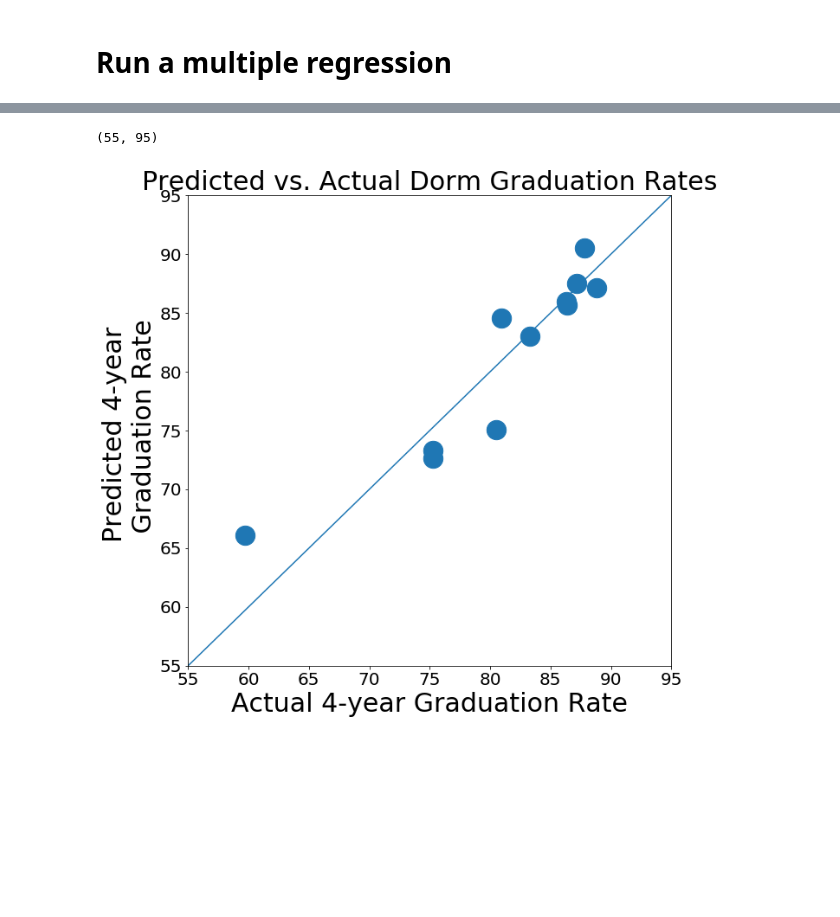
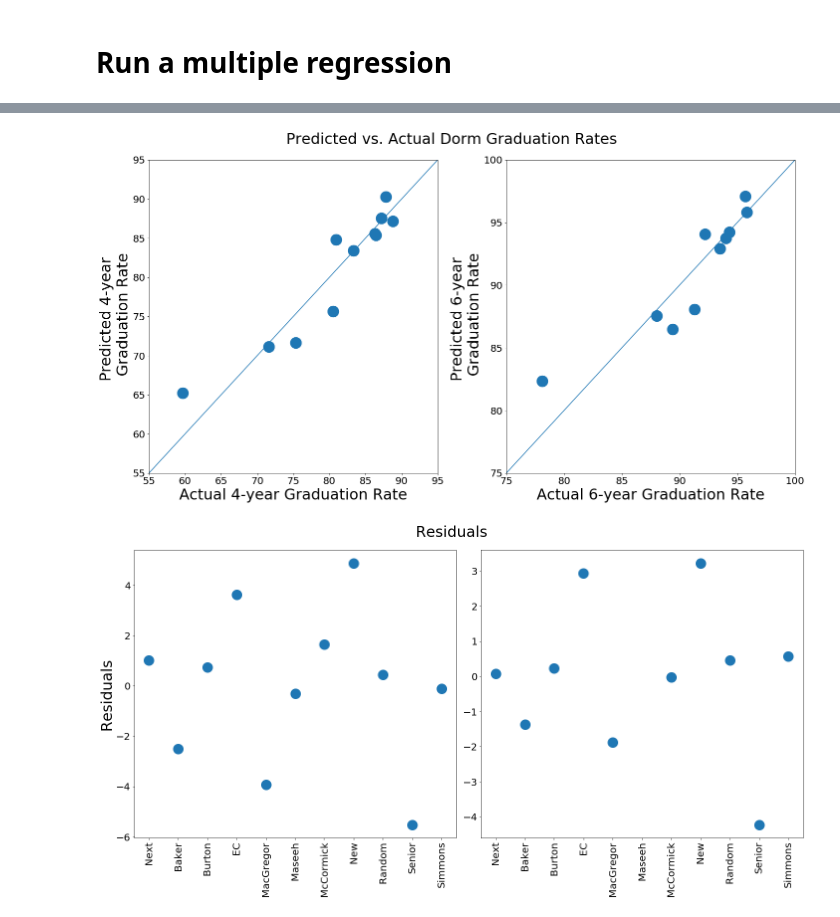
Before and after one commit to gbritton/ihtfd, a Jupyter notebook: DormAnalysis.ipynb, the cells around one changed output, grey strips where cells are left out. Drawn from its saved outputs; the diff is of its cells as text; code cells hidden in the pictures; blank space fills up the shorter version.

```diff
--- a/DormAnalysis.ipynb
+++ b/DormAnalysis.ipynb
@@ -42,6 +42,5 @@ plt.xlim([10,50])
 # %%
 import statsmodels.formula.api as smf
 
-lm = smf.ols(formula='fouryrgrad ~ URM + LGB', data=data).fit()
-
-lm.params
+lm4 = smf.ols(formula='fouryrgrad ~ URM + LGB + lessthaneightyk', data=data, missing='drop').fit()
+lm6 = smf.ols(formula='sixyrgrad ~ URM + LGB + lessthaneightyk', data=data, missing='drop').fit()
@@ -74,13 +91,37 @@ OLS Regression Results
 # %%
-plt.figure(figsize=(10,10))
-plt.scatter(data.fouryrgrad,lm.predict(data),s=500)
+plt.figure(figsize=(20,10))
+plt.subplot(121)
+plt.scatter(data.fouryrgrad,lm4.predict(data),s=500)
 plt.plot(range(1,100),range(1,100))
 plt.ylabel('Predicted 4-year \n Graduation Rate',fontsize=30)
 plt.xlabel('Actual 4-year Graduation Rate',fontsize=30)
-plt.title('Predicted vs. Actual Dorm Graduation Rates',fontsize=30)
 plt.tick_params(axis='both', which='major', labelsize=20)
 plt.ylim([55,95])
 plt.xlim([55,95])
+plt.subplot(122)
+plt.scatter(data.sixyrgrad,lm6.predict(data),s=500)
+plt.plot(range(1,110),range(1,110))
+plt.ylabel('Predicted 6-year \n Graduation Rate',fontsize=30)
+plt.xlabel('Actual 6-year Graduation Rate',fontsize=30)
+plt.tick_params(axis='both', which='major', labelsize=20)
+plt.ylim([75,100])
+plt.xlim([75,100])
+plt.suptitle('Predicted vs. Actual Dorm Graduation Rates\n\n\n',fontsize=30,y=1.05)
+plt.tight_layout()
 # %% [output]
-(55, 95)
-[figure, old version]
+[figure, new version]
+# %%
+plt.figure(figsize=(20,10))
+plt.subplot(121)
+plt.plot(data.fouryrgrad - lm4.predict(data),'o',markersize=20)
+plt.xticks(range(11),data.Dorm,rotation='vertical');
+plt.ylabel('Residuals',fontsize=30)
+plt.tick_params(axis='both', which='major', labelsize=20)
+plt.subplot(122)
+plt.plot(data.sixyrgrad - lm6.predict(data),'o',markersize=20)
+plt.xticks(range(11),data.Dorm,rotation='vertical');
+plt.tick_params(axis='both', which='major', labelsize=20)
+plt.suptitle('Residuals\n\n\n',fontsize=30,y=1.05)
+plt.tight_layout()
+# %% [output]
+[figure, added]
```
Also changed, not shown: parts of 5 cells of this notebook, 1 other file.
